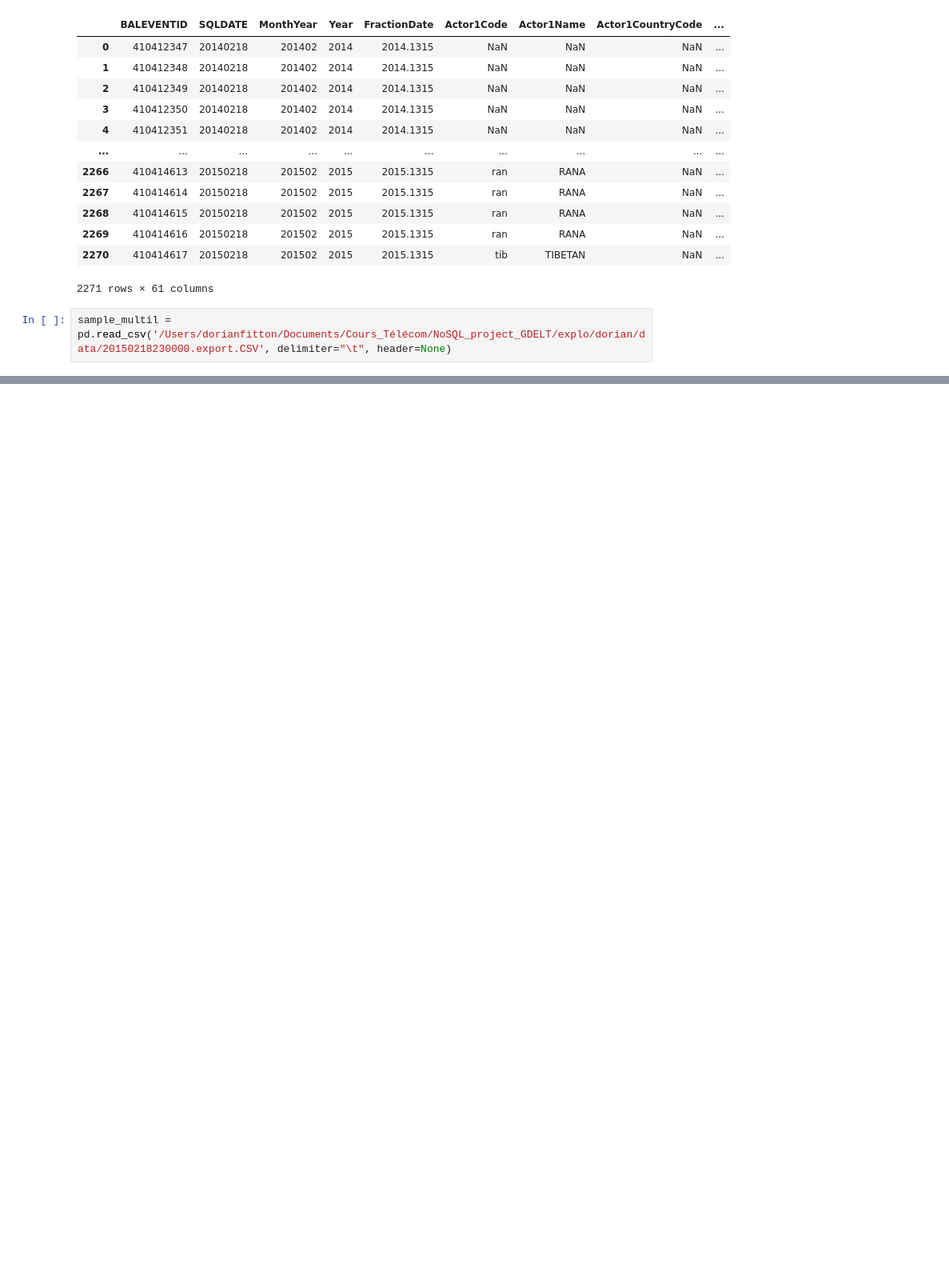
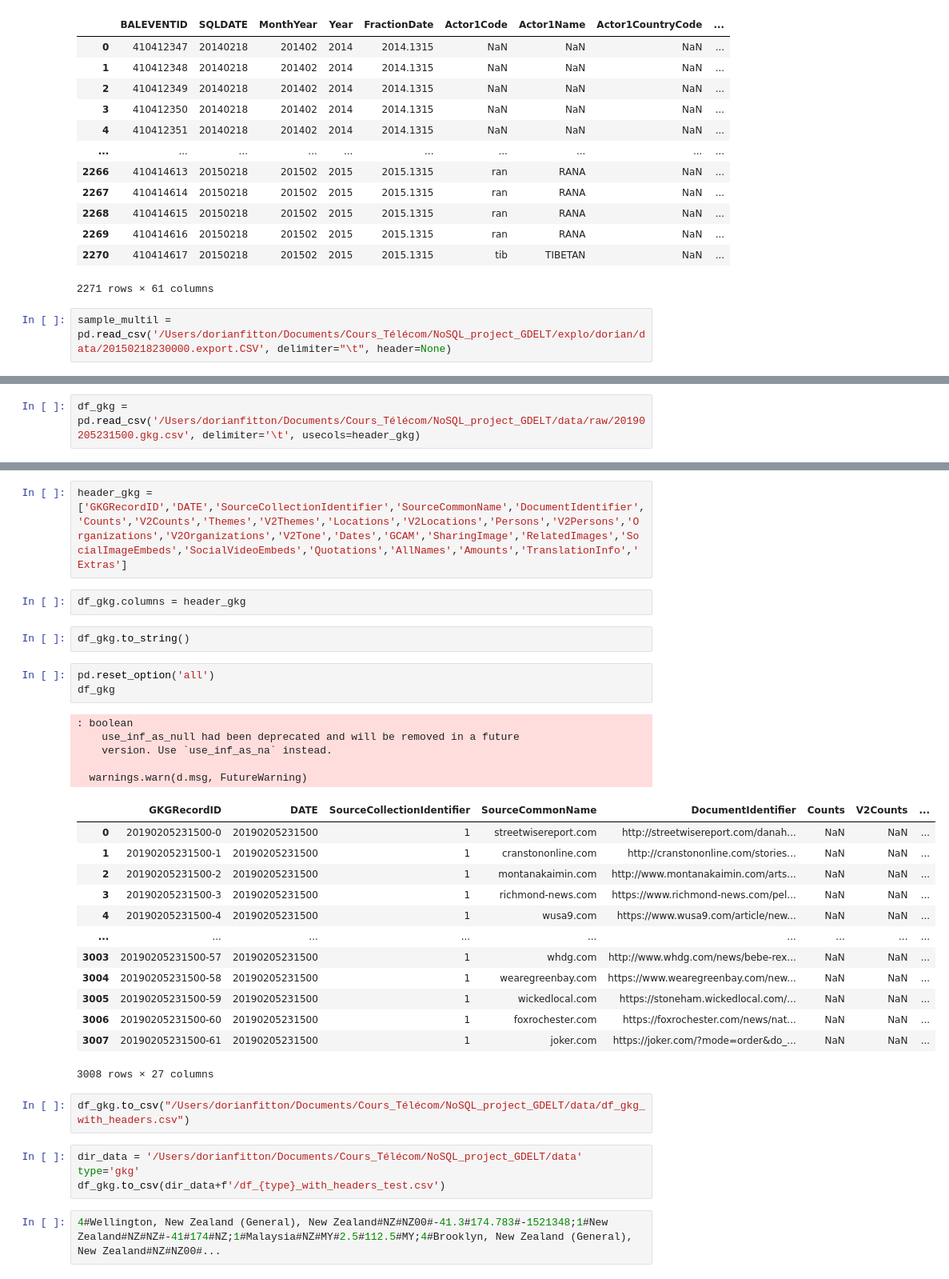
Before and after one commit to dodofit/NoSQL_project_GDELT, a Jupyter notebook: explo/dorian/csv_check.ipynb, the cells around one changed output, grey strips where cells are left out. Shown: that part at 80% size. Cells and saved outputs as stored; diff of their text form; blank space fills up the shorter version.

```diff
--- a/explo/dorian/csv_check.ipynb
+++ b/explo/dorian/csv_check.ipynb
@@ -75,0 +182,2 @@ sample_multil = pd.read_csv('/Users/dorianfitton/Documents/Cours_Télécom/NoSQL
+# %%
+df_gkg = pd.read_csv('/Users/dorianfitton/Documents/Cours_Télécom/NoSQL_project_GDELT/data/raw/20190205231500.gkg.csv', delimiter='\t', usecols=header_gkg)
@@ -75,0 +202,36 @@ sample_multil = pd.read_csv('/Users/dorianfitton/Documents/Cours_Télécom/NoSQL
+# %%
+header_gkg = ['GKGRecordID','DATE','SourceCollectionIdentifier','SourceCommonName','DocumentIdentifier','Counts','V2Counts','Themes','V2Themes','Locations','V2Locations','Persons','V2Persons','Organizations','V2Organizations','V2Tone','Dates','GCAM','SharingImage','RelatedImages','SocialImageEmbeds','SocialVideoEmbeds','Quotations','AllNames','Amounts','TranslationInfo','Extras']
+# %%
+df_gkg.columns = header_gkg
+# %%
+df_gkg.to_string()
+# %%
+pd.reset_option('all')
+df_gkg
+# %% [output]
+: boolean
+    use_inf_as_null had been deprecated and will be removed in a future
+    version. Use `use_inf_as_na` instead.
+
+  warnings.warn(d.msg, FutureWarning)
+|  | GKGRecordID | DATE | SourceCollectionIdentifier | SourceCommonName | DocumentIdentifier | Counts | V2Counts | ... |
+| 0 | 20190205231500-0 | 20190205231500 | 1 | streetwisereport.com | http://streetwisereport.com/danah... | NaN | NaN | ... |
+| 1 | 20190205231500-1 | 20190205231500 | 1 | cranstononline.com | http://cranstononline.com/stories... | NaN | NaN | ... |
+| 2 | 20190205231500-2 | 20190205231500 | 1 | montanakaimin.com | http://www.montanakaimin.com/arts... | NaN | NaN | ... |
+| 3 | 20190205231500-3 | 20190205231500 | 1 | richmond-news.com | https://www.richmond-news.com/pel... | NaN | NaN | ... |
+| 4 | 20190205231500-4 | 20190205231500 | 1 | wusa9.com | https://www.wusa9.com/article/new... | NaN | NaN | ... |
+| ... | ... | ... | ... | ... | ... | ... | ... | ... |
+| 3003 | 20190205231500-57 | 20190205231500 | 1 | whdg.com | http://www.whdg.com/news/bebe-rex... | NaN | NaN | ... |
+| 3004 | 20190205231500-58 | 20190205231500 | 1 | wearegreenbay.com | https://www.wearegreenbay.com/new... | NaN | NaN | ... |
+| 3005 | 20190205231500-59 | 20190205231500 | 1 | wickedlocal.com | https://stoneham.wickedlocal.com/... | NaN | NaN | ... |
+| 3006 | 20190205231500-60 | 20190205231500 | 1 | foxrochester.com | https://foxrochester.com/news/nat... | NaN | NaN | ... |
+| 3007 | 20190205231500-61 | 20190205231500 | 1 | joker.com | https://joker.com/?mode=order&do_... | NaN | NaN | ... |
+3008 rows × 27 columns
+# %%
+df_gkg.to_csv("/Users/dorianfitton/Documents/Cours_Télécom/NoSQL_project_GDELT/data/df_gkg_with_headers.csv")
+# %%
+dir_data = '/Users/dorianfitton/Documents/Cours_Télécom/NoSQL_project_GDELT/data'
+type='gkg'
+df_gkg.to_csv(dir_data+f'/df_{type}_with_headers_test.csv')
+# %%
+4#Wellington, New Zealand (General), New Zealand#NZ#NZ00#-41.3#174.783#-1521348;1#New Zealand#NZ#NZ#-41#174#NZ;1#Malaysia#NZ#MY#2.5#112.5#MY;4#Brooklyn, New Zealand (General), New Zealand#NZ#NZ00#...
```
Also changed, not shown: parts of 18 cells of this notebook, 1 other file.
